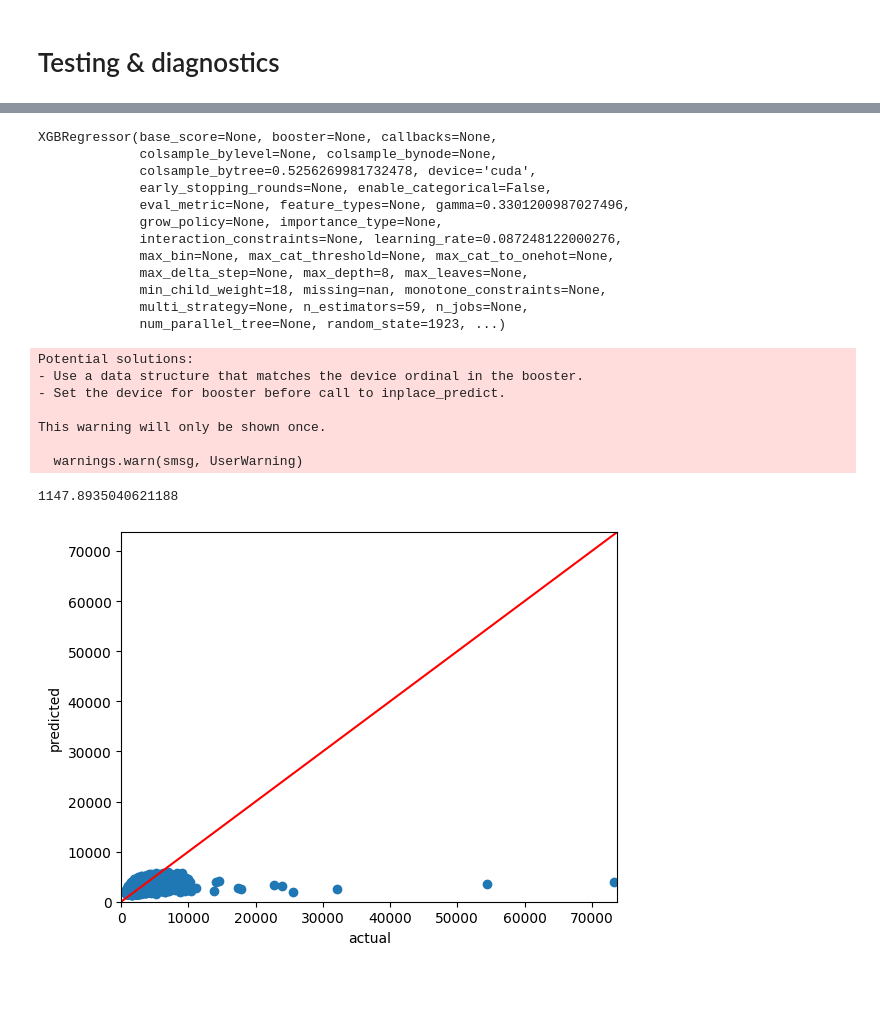
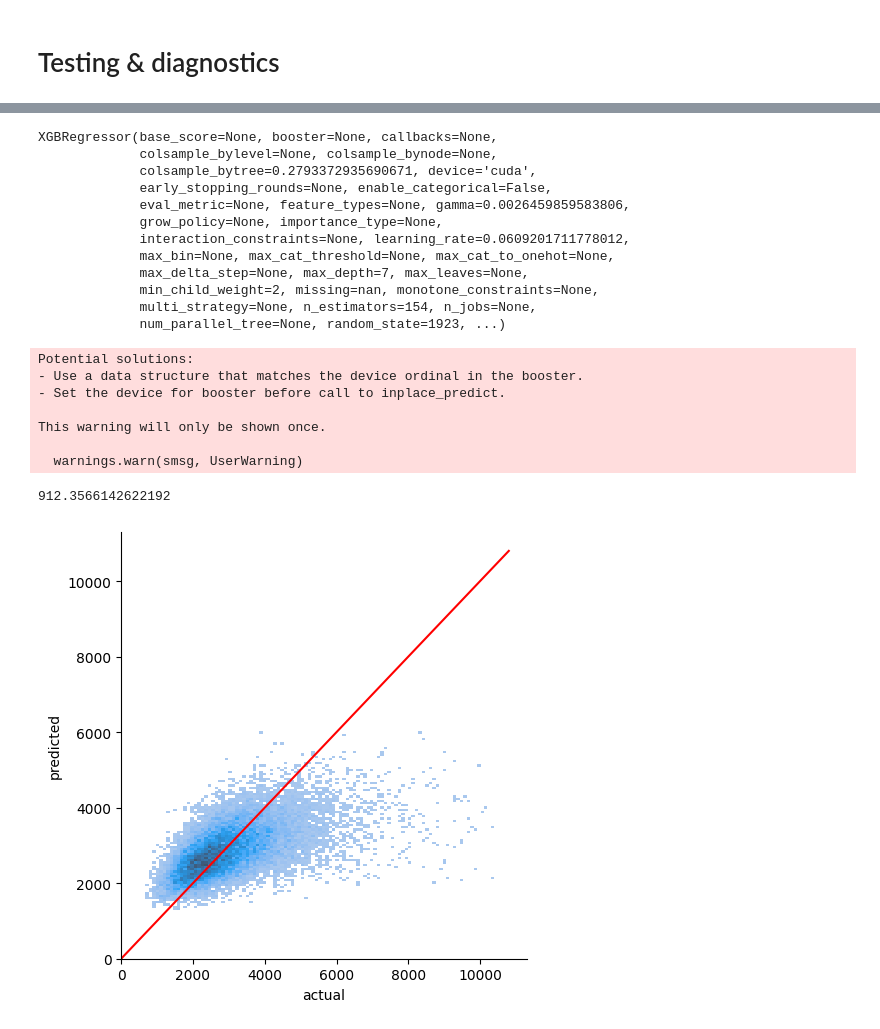
Before and after one commit to AhmetZamanis/MixedEffectsRegressionDeliveryTimes, a Jupyter notebook: 3_XGB.ipynb, the cells around one changed output, grey strips where cells are left out. Saved outputs shown, nothing was run; the diff lists cells and outputs as text; code cells hidden in the pictures; blank space fills up the shorter version.

Commit message:
Finish XGB testing & inference
Retune XGB with extreme durations omitted. Retest, rediagnose, look at feature importances & SHAP plots

```diff
--- a/3_XGB.ipynb
+++ b/3_XGB.ipynb
@@ -24,6 +25,10 @@ df = pd.read_csv("./InputData/full_data.csv")
 # %%
 # Reindex data from 0:N
 df = df.reset_index(drop = True)
+# %%
+# Drop rows with too high duration
+high_end = 10800 # 3 hours
+df = df[df["duration"] <= high_end]
 # %%
 # Split features and target, drop non-feature columns
 X = df.drop(["created_at", "actual_delivery_time", "duration"], axis = 1)
@@ -204,15 +204,15 @@ model.fit(X_train, y_train)
 # %% [output]
 XGBRegressor(base_score=None, booster=None, callbacks=None,
              colsample_bylevel=None, colsample_bynode=None,
-             colsample_bytree=0.5256269981732478, device='cuda',
+             colsample_bytree=0.2793372935690671, device='cuda',
              early_stopping_rounds=None, enable_categorical=False,
-             eval_metric=None, feature_types=None, gamma=0.3301200987027496,
+             eval_metric=None, feature_types=None, gamma=0.0026459859583806,
              grow_policy=None, importance_type=None,
-             interaction_constraints=None, learning_rate=0.087248122000276,
+             interaction_constraints=None, learning_rate=0.0609201711778012,
              max_bin=None, max_cat_threshold=None, max_cat_to_onehot=None,
-             max_delta_step=None, max_depth=8, max_leaves=None,
-             min_child_weight=18, missing=nan, monotone_constraints=None,
-             multi_strategy=None, n_estimators=59, n_jobs=None,
+             max_delta_step=None, max_depth=7, max_leaves=None,
+             min_child_weight=2, missing=nan, monotone_constraints=None,
+             multi_strategy=None, n_estimators=154, n_jobs=None,
              num_parallel_tree=None, random_state=1923, ...)
 # %%
 # Make predictions on test data
@@ -230,8 +230,9 @@ This warning will only be shown once.
 df_pred = X_test.copy()
 df_pred["preds"] = preds
 df_pred["actual"] = y_test
+df_pred["residual"] = y_test - preds
 # %%
 # Calculate RMSE
 mean_squared_error(df_pred["actual"], df_pred["preds"], squared = False)
 # %% [output]
-1147.8935040621188
+912.3566142622192
@@ -243,14 +239,13 @@ max_val = max(df_pred["actual"])
 # %%
 # Plot predicted vs. actual
-ax = plt.subplot()
-_ = ax.scatter(df_pred["actual"], df_pred["preds"])
-_ = ax.plot([0, 1], [0, 1], transform=ax.transAxes, c = "red")
-_ = ax.set_xlim(0, max_val + 500)
-_ = ax.set_ylim(0, max_val + 500)
-_ = ax.set_xlabel("actual")
-_ = ax.set_ylabel("predicted")
+_ = sns.displot(x = df_pred["actual"],  y = df_pred["preds"])
+_ = plt.plot([0, high_end], [0, high_end], c = "red")
+_ = plt.xlim(0, high_end + 500)
+_ = plt.ylim(0, high_end + 500)
+_ = plt.xlabel("actual")
+_ = plt.ylabel("predicted")
 # %% [output]
-[figure, old version]
+[figure, new version]
 # %%
 # Residual distribution
 _ = sns.displot(df_pred["actual"] - df_pred["preds"])
```
Also changed, not shown: parts of 20 cells of this notebook, 1 other file.
